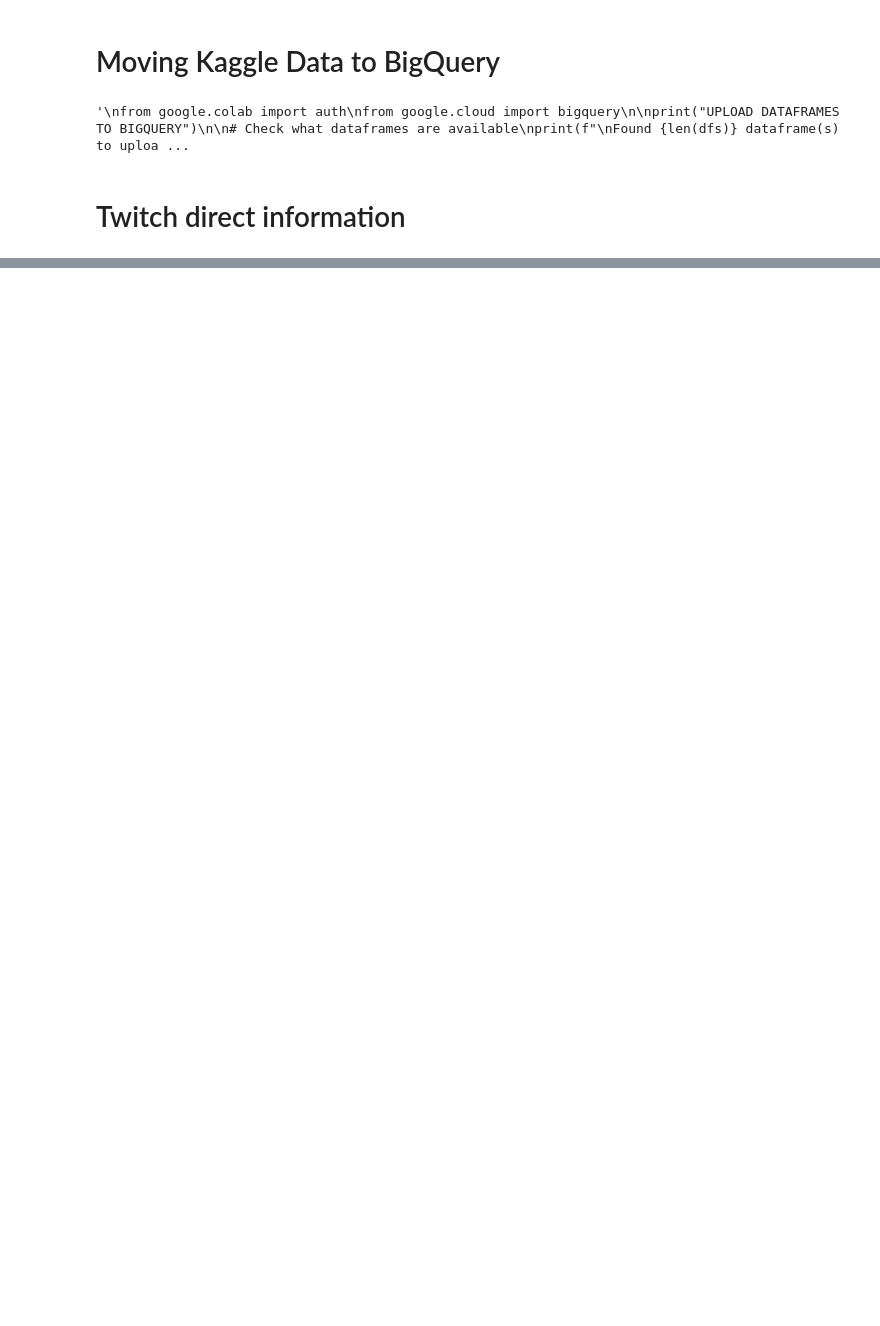
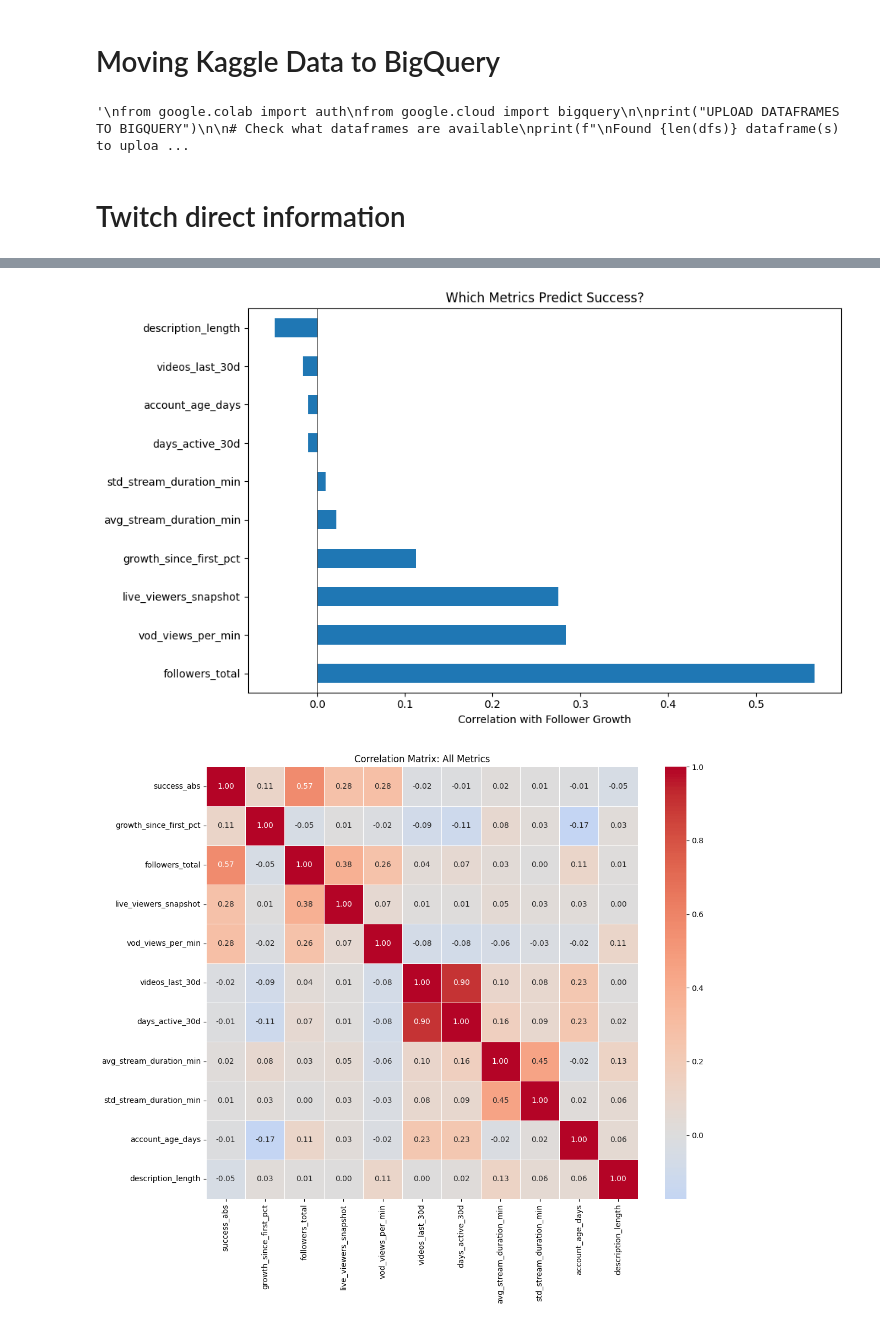
Before and after one commit to annhmartin/Decision-Support-Structure, a Jupyter notebook: Twitch (1).ipynb, the cells around one changed output, grey strips where cells are left out. Saved outputs shown, nothing was run; the diff lists cells and outputs as text; code cells hidden in the pictures; blank space fills up the shorter version.

```diff
--- a/Twitch (1).ipynb
+++ b/Twitch (1).ipynb
@@ -393,0 +918,62 @@ df_streamers.to_csv(f"twitch_streamers_features_{pd.Timestamp.now().strftime('%Y
+# %%
+# @title Correlation Matrix
+import pandas as pd
+import numpy as np
+import matplotlib.pyplot as plt
+import seaborn as sns
+
+# Use the latest snapshot with all metrics - SELECT ONLY NUMERIC COLUMNS
+numeric_cols = [
+    'success_abs',
+    'growth_since_first_pct',
+    'followers_total',
+    'live_viewers_snapshot',
+    'vod_views_per_min',
+    'videos_last_30d',
+    'days_active_30d',
+    'avg_stream_duration_min',
+    'std_stream_duration_min',
+    'account_age_days',
+    'description_length'
+]
+
+# Check which columns exist in your dataframe
+available_cols = [col for col in numeric_cols if col in latest.columns]
+print("Available columns:", available_cols)
+
+analysis_df = latest[available_cols].copy()
+
+# Remove any rows with missing values
+analysis_df = analysis_df.dropna()
+
+print(f"\nAnalyzing {len(analysis_df)} streamers")
+print(f"Columns: {list(analysis_df.columns)}")
+
+# Calculate correlations with success
+correlations = analysis_df.corr()['success_abs'].drop('success_abs').sort_values(ascending=False)
+
+print("\n" + "=" * 60)
+print("CORRELATION WITH FOLLOWER GROWTH (success_abs)")
+print("=" * 60)
+for metric, corr in correlations.items():
+    print(f"{metric:30s}: {corr:7.4f}")
+print("=" * 60)
+
+# Visualize correlations
+plt.figure(figsize=(10, 6))
+correlations.plot(kind='barh')
+plt.xlabel('Correlation with Follower Growth')
+plt.title('Which Metrics Predict Success?')
+plt.axvline(x=0, color='black', linestyle='-', linewidth=0.5)
+plt.tight_layout()
+plt.show()
+
+# Create correlation heatmap for all metrics
+plt.figure(figsize=(12, 10))
+correlation_matrix = analysis_df.corr()
+sns.heatmap(correlation_matrix, annot=True, fmt='.2f', cmap='coolwarm', center=0,
+            square=True, linewidths=0.5)
+plt.title('Correlation Matrix: All Metrics')
+plt.tight_layout()
+plt.show()
+# %% [output]
@@ -393,0 +999,2 @@ df_streamers.to_csv(f"twitch_streamers_features_{pd.Timestamp.now().strftime('%Y
+[figure, added]
+[figure, added]
```
Also changed, not shown: parts of 35 cells of this notebook.
